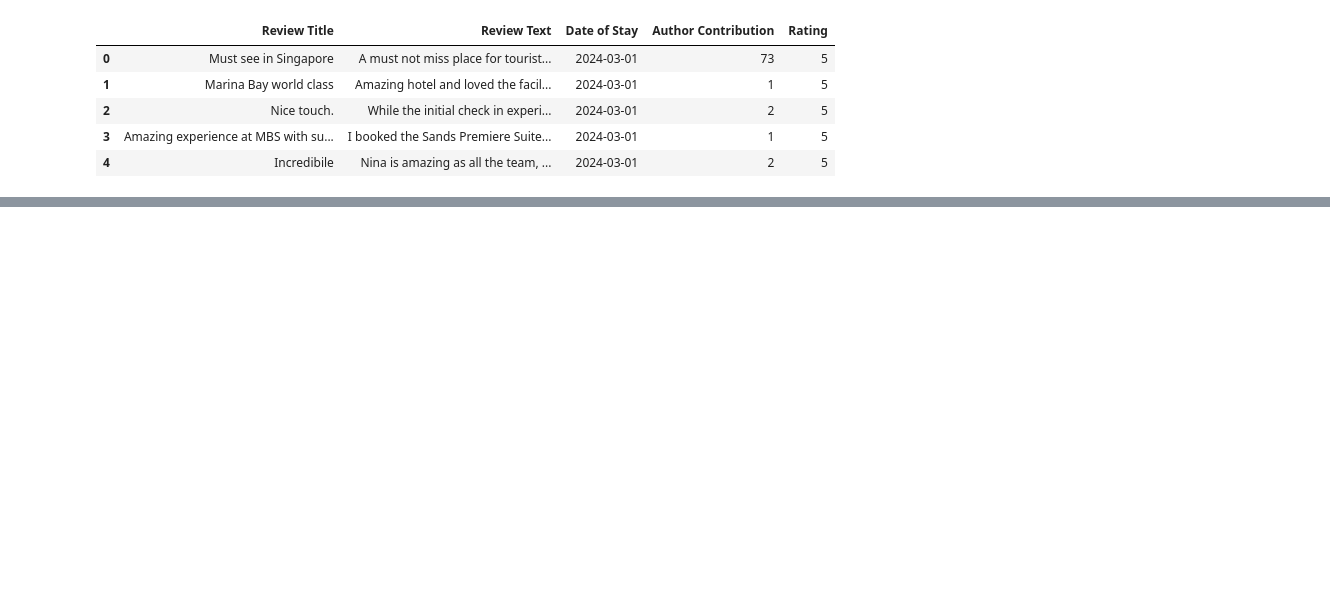
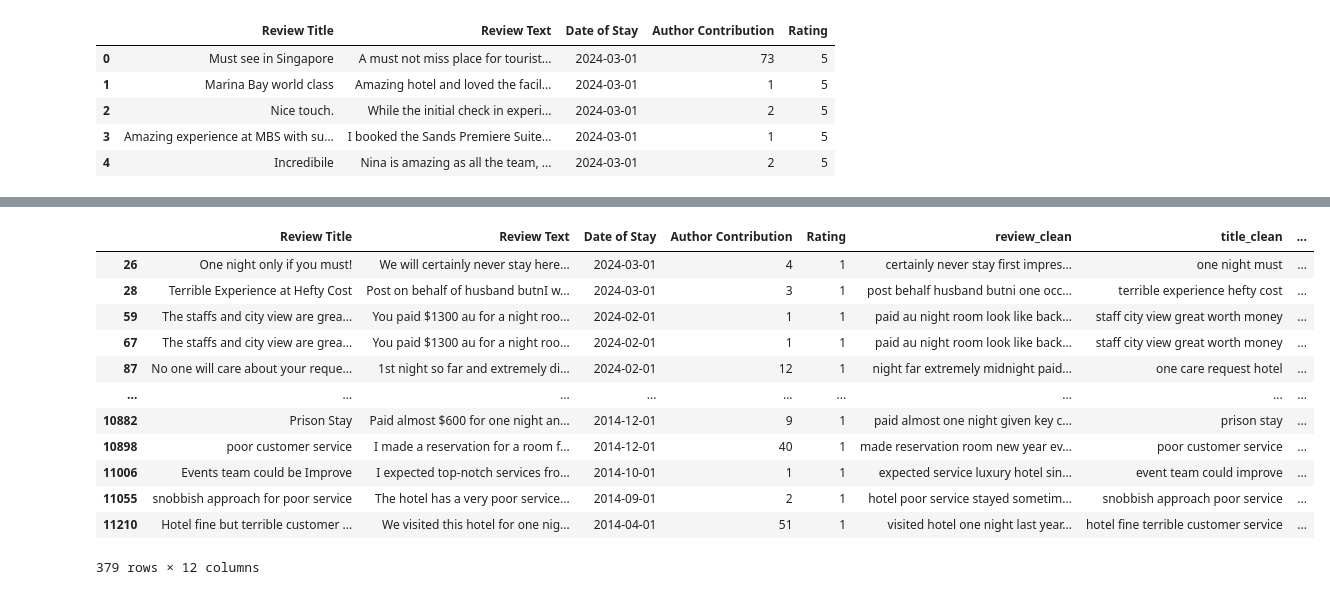
Before and after one commit to joannelxl/DataOpsMLOps, a Jupyter notebook: topic_modeling_and_sentiment_analysis.ipynb, the cells around one changed output, grey strips where cells are left out. Saved outputs shown, nothing was run; the diff lists cells and outputs as text; code cells hidden in the pictures; blank space fills up the shorter version.

```diff
--- a/topic_modeling_and_sentiment_analysis.ipynb
+++ b/topic_modeling_and_sentiment_analysis.ipynb
@@ -103,0 +554,13 @@ plt.show()
+# %%
+def padding_(sentences, seq_len):
+    features = np.zeros((len(sentences), seq_len),dtype=int)
+    for ii, review in enumerate(sentences):
+        if len(review) != 0:
+            features[ii, -len(review):] = np.array(review)[:seq_len]
+    return features
+
+#we have very less number of reviews with length > 500.
+#So we will consider only those below it.
+X_ta_df_pad = padding_(X_ta_df,500)
+# x_test_pad = padding_(x_test,500)
+X_ta_df_pad
@@ -103,0 +580,24 @@ plt.show()
+# %%
+# create Tensor datasets
+ta_data = TensorDataset(torch.from_numpy(X_ta_df_pad), torch.from_numpy(np.zeros((11232,0))))
+
+# dataloaders
+batch_size = 32
+
+# make sure to SHUFFLE your data
+ta_loader = DataLoader(ta_data, shuffle=False, batch_size=32)
+
+
+ta_h = model.init_hidden(batch_size)
+ta_losses = []
+ta_acc = 0.0
+output_total = []
+
+with torch.no_grad():
+        for inputs, labels in ta_loader:
+                ta_h = tuple([each.data for each in ta_h])
+
+                inputs, labels = inputs.to(device), labels.to(device)
+                # Forward Pass
+                output, ta_h = model(inputs, ta_h)
+                output_total.extend(output.tolist())
@@ -103,0 +624,20 @@ plt.show()
+# %%
+output_normalised = [(i - min(output_total))/(max(output_total) - min(output_total)) for i in output_total]
+output_normalised
+ta_df['LSTM_Score'] = output_normalised
+# %%
+ta_df[ta_df['Rating'] == 1]
+# %% [output]
+|  | Review Title | Review Text | Date of Stay | Author Contribution | Rating | review_clean | title_clean | ... |
+| 26 | One night only if you must! | We will certainly never stay here... | 2024-03-01 | 4 | 1 | certainly never stay first impres... | one night must | ... |
+| 28 | Terrible Experience at Hefty Cost | Post on behalf of husband butnI w... | 2024-03-01 | 3 | 1 | post behalf husband butni one occ... | terrible experience hefty cost | ... |
+| 59 | The staffs and city view are grea... | You paid $1300 au for a night roo... | 2024-02-01 | 1 | 1 | paid au night room look like back... | staff city view great worth money | ... |
+| 67 | The staffs and city view are grea... | You paid $1300 au for a night roo... | 2024-02-01 | 1 | 1 | paid au night room look like back... | staff city view great worth money | ... |
+| 87 | No one will care about your reque... | 1st night so far and extremely di... | 2024-02-01 | 12 | 1 | night far extremely midnight paid... | one care request hotel | ... |
+| ... | ... | ... | ... | ... | ... | ... | ... | ... |
+| 10882 | Prison Stay | Paid almost $600 for one night an... | 2014-12-01 | 9 | 1 | paid almost one night given key c... | prison stay | ... |
+| 10898 | poor customer service | I made a reservation for a room f... | 2014-12-01 | 40 | 1 | made reservation room new year ev... | poor customer service | ... |
+| 11006 | Events team could be Improve | I expected top-notch services fro... | 2014-10-01 | 1 | 1 | expected service luxury hotel sin... | event team could improve | ... |
+| 11055 | snobbish approach for poor service | The hotel has a very poor service... | 2014-09-01 | 2 | 1 | hotel poor service stayed sometim... | snobbish approach poor service | ... |
+| 11210 | Hotel fine but terrible customer ... | We visited this hotel for one nig... | 2014-04-01 | 51 | 1 | visited hotel one night last year... | hotel fine terrible customer service | ... |
+379 rows × 12 columns
```
Also changed, not shown: parts of 31 cells of this notebook.
